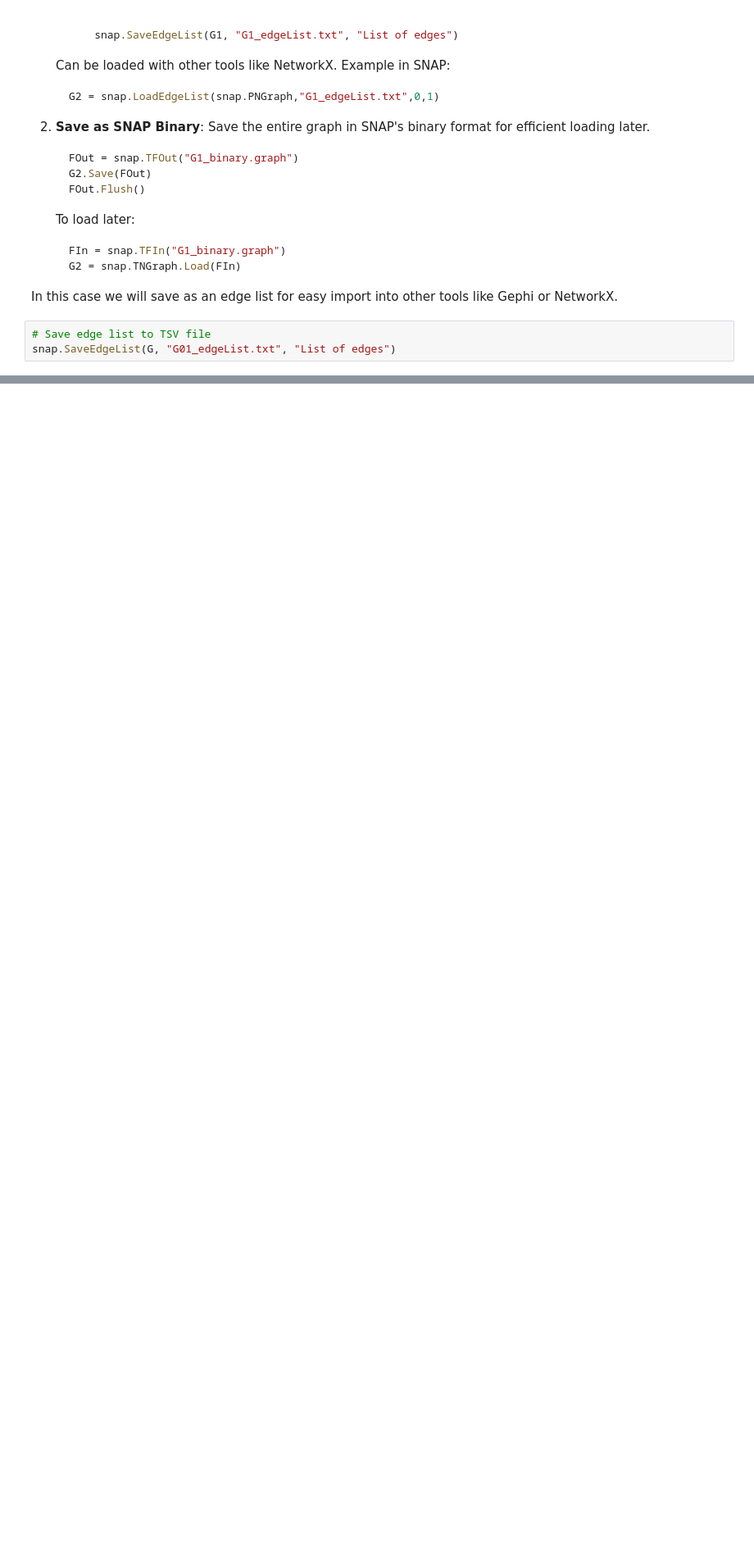
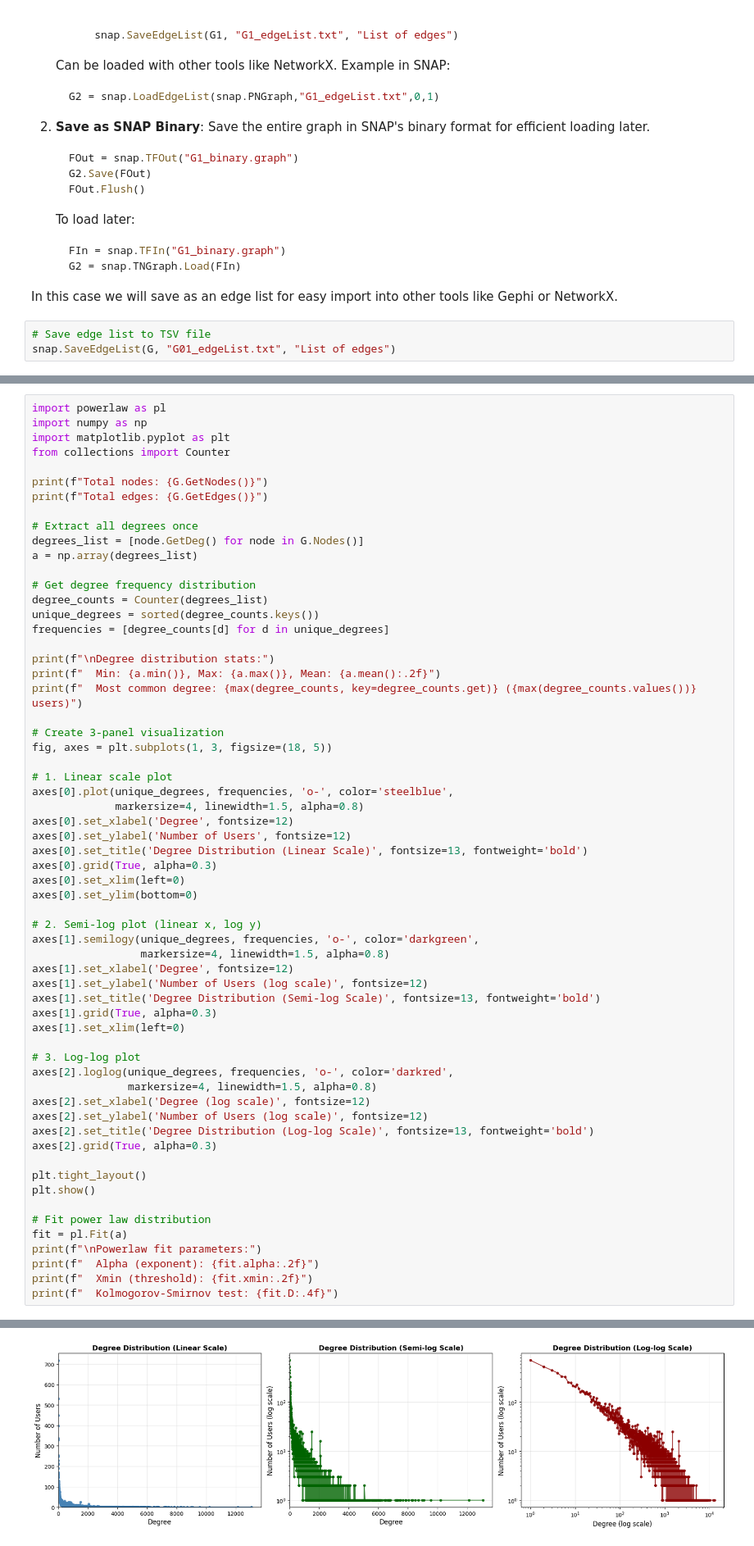
Before and after one commit to rcrtss/upf-ddsa-2026, a Jupyter notebook: snap/analysis.ipynb, the cells around one changed output, grey strips where cells are left out. Shown at 82% size. Drawn from its saved outputs; the diff is of its cells as text; blank space fills up the shorter version.

```diff
--- a/snap/analysis.ipynb
+++ b/snap/analysis.ipynb
@@ -792,0 +768,62 @@ Powerlaw fit parameters:
+# %%
+import powerlaw as pl
+import numpy as np
+import matplotlib.pyplot as plt
+from collections import Counter
+
+print(f"Total nodes: {G.GetNodes()}")
+print(f"Total edges: {G.GetEdges()}")
+
+# Extract all degrees once
+degrees_list = [node.GetDeg() for node in G.Nodes()]
+a = np.array(degrees_list)
+
+# Get degree frequency distribution
+degree_counts = Counter(degrees_list)
+unique_degrees = sorted(degree_counts.keys())
+frequencies = [degree_counts[d] for d in unique_degrees]
+
+print(f"\nDegree distribution stats:")
+print(f"  Min: {a.min()}, Max: {a.max()}, Mean: {a.mean():.2f}")
+print(f"  Most common degree: {max(degree_counts, key=degree_counts.get)} ({max(degree_counts.values())} users)")
+
+# Create 3-panel visualization
+fig, axes = plt.subplots(1, 3, figsize=(18, 5))
+
+# 1. Linear scale plot
+axes[0].plot(unique_degrees, frequencies, 'o-', color='steelblue',
+             markersize=4, linewidth=1.5, alpha=0.8)
+axes[0].set_xlabel('Degree', fontsize=12)
+axes[0].set_ylabel('Number of Users', fontsize=12)
+axes[0].set_title('Degree Distribution (Linear Scale)', fontsize=13, fontweight='bold')
+axes[0].grid(True, alpha=0.3)
+axes[0].set_xlim(left=0)
+axes[0].set_ylim(bottom=0)
+
+# 2. Semi-log plot (linear x, log y)
+axes[1].semilogy(unique_degrees, frequencies, 'o-', color='darkgreen',
+                 markersize=4, linewidth=1.5, alpha=0.8)
+axes[1].set_xlabel('Degree', fontsize=12)
+axes[1].set_ylabel('Number of Users (log scale)', fontsize=12)
+axes[1].set_title('Degree Distribution (Semi-log Scale)', fontsize=13, fontweight='bold')
+axes[1].grid(True, alpha=0.3)
+axes[1].set_xlim(left=0)
+
+# 3. Log-log plot
+axes[2].loglog(unique_degrees, frequencies, 'o-', color='darkred',
+               markersize=4, linewidth=1.5, alpha=0.8)
+axes[2].set_xlabel('Degree (log scale)', fontsize=12)
+axes[2].set_ylabel('Number of Users (log scale)', fontsize=12)
+axes[2].set_title('Degree Distribution (Log-log Scale)', fontsize=13, fontweight='bold')
+axes[2].grid(True, alpha=0.3)
+
+plt.tight_layout()
+plt.show()
+
+# Fit power law distribution
+fit = pl.Fit(a)
+print(f"\nPowerlaw fit parameters:")
+print(f"  Alpha (exponent): {fit.alpha:.2f}")
+print(f"  Xmin (threshold): {fit.xmin:.2f}")
+print(f"  Kolmogorov-Smirnov test: {fit.D:.4f}")
+# %% [output]
@@ -792,0 +836 @@ Powerlaw fit parameters:
+[figure, added]
```
Also changed, not shown: parts of 71 cells of this notebook, 3 other files.
